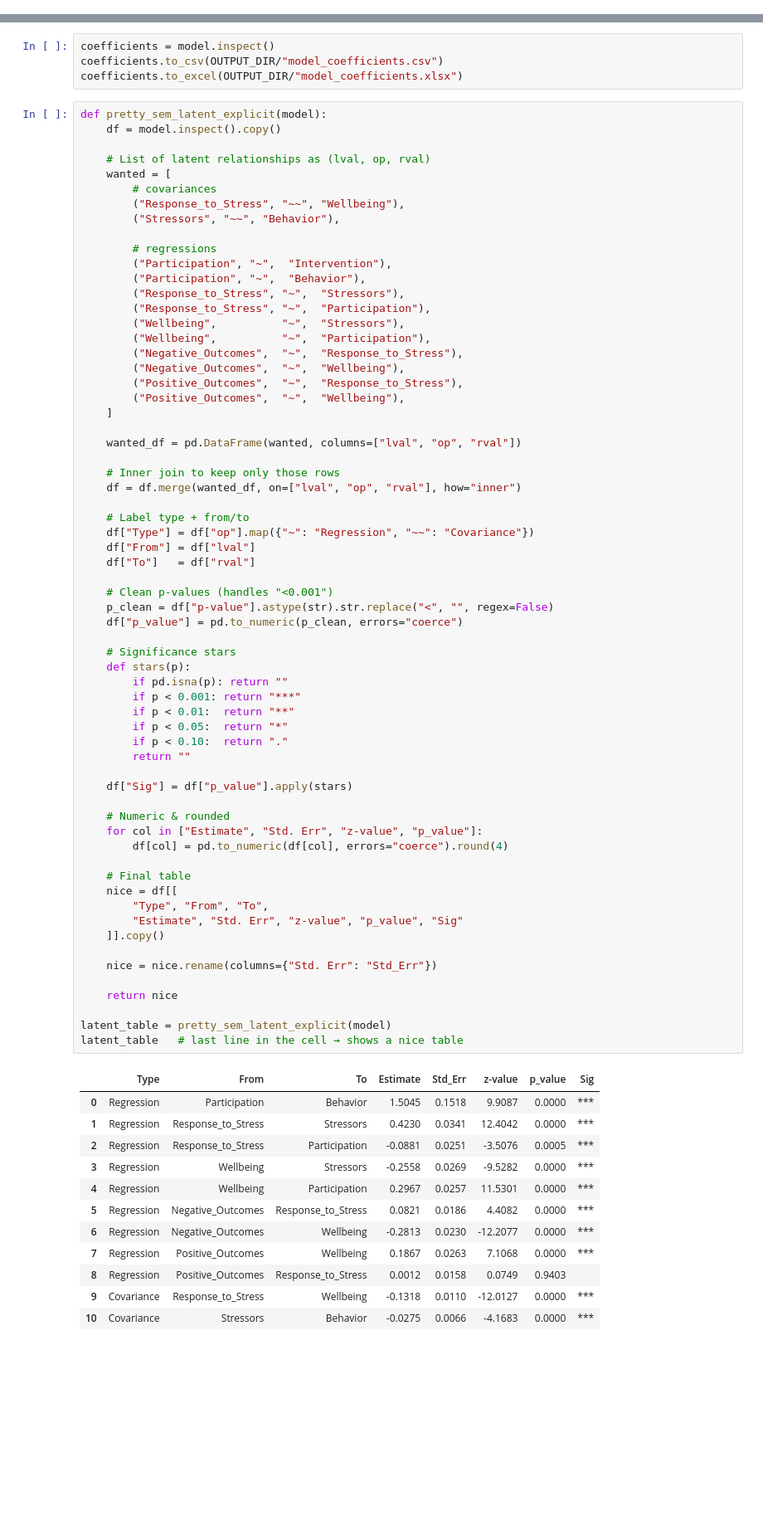
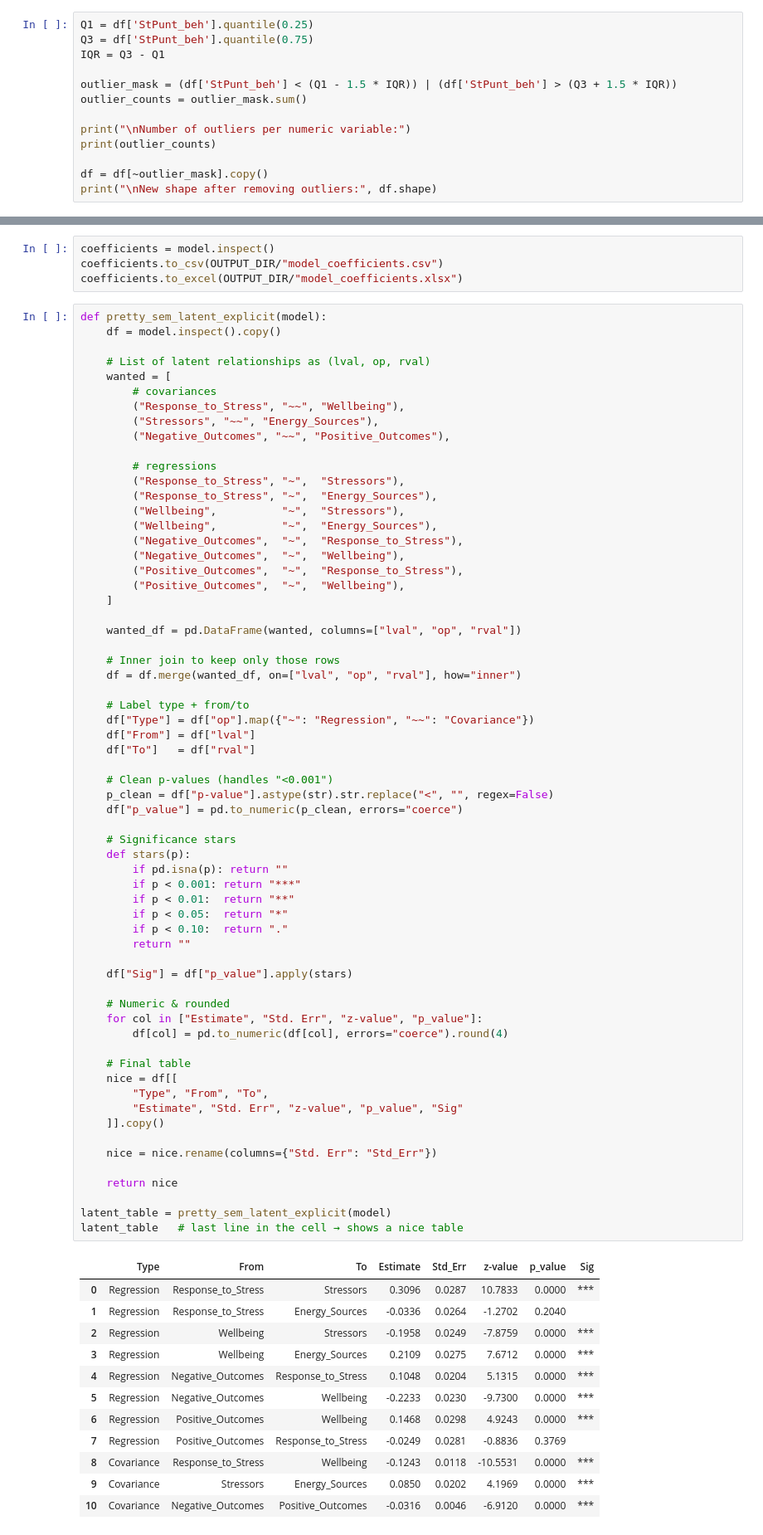
Before and after one commit to MC0338/Project-Data-Science, a Jupyter notebook: data-analysis/DataAnalysis.ipynb, the cells around one changed output, grey strips where cells are left out. Shown: that part at 83% size. Drawn from its saved outputs; the diff is of its cells as text; blank space fills up the shorter version.

```diff
--- a/data-analysis/DataAnalysis.ipynb
+++ b/data-analysis/DataAnalysis.ipynb
@@ -28,3 +28,16 @@ from paths import PROCESSED_DATA, OUTPUT_DIR, FIGURES_REPORTS
 ## Import the dataset
 # %%
 df = pd.read_csv(PROCESSED_DATA/"Welzijnsmonitor2025_scaled_normalised_UTF8.csv", sep=";")
+# %%
+Q1 = df['StPunt_beh'].quantile(0.25)
+Q3 = df['StPunt_beh'].quantile(0.75)
+IQR = Q3 - Q1
+
+outlier_mask = (df['StPunt_beh'] < (Q1 - 1.5 * IQR)) | (df['StPunt_beh'] > (Q3 + 1.5 * IQR))
+outlier_counts = outlier_mask.sum()
+
+print("\nNumber of outliers per numeric variable:")
+print(outlier_counts)
+
+df = df[~outlier_mask].copy()
+print("\nNew shape after removing outliers:", df.shape)
@@ -190,15 +203,14 @@ def pretty_sem_latent_explicit(model):
     wanted = [
         # covariances
         ("Response_to_Stress", "~~", "Wellbeing"),
-        ("Stressors", "~~", "Behavior"),
+        ("Stressors", "~~", "Energy_Sources"),
+        ("Negative_Outcomes", "~~", "Positive_Outcomes"),
 
         # regressions
-        ("Participation", "~",  "Intervention"),
-        ("Participation", "~",  "Behavior"),
         ("Response_to_Stress", "~",  "Stressors"),
-        ("Response_to_Stress", "~",  "Participation"),
+        ("Response_to_Stress", "~",  "Energy_Sources"),
         ("Wellbeing",          "~",  "Stressors"),
-        ("Wellbeing",          "~",  "Participation"),
+        ("Wellbeing",          "~",  "Energy_Sources"),
         ("Negative_Outcomes",  "~",  "Response_to_Stress"),
         ("Negative_Outcomes",  "~",  "Wellbeing"),
         ("Positive_Outcomes",  "~",  "Response_to_Stress"),
@@ -221,41 +233,41 @@ def pretty_sem_latent_explicit(model):
 
     # Significance stars
     def stars(p):
         if pd.isna(p): return ""
         if p < 0.001: return "***"
         if p < 0.01:  return "**"
         if p < 0.05:  return "*"
         if p < 0.10:  return "."
         return ""
 
     df["Sig"] = df["p_value"].apply(stars)
 
     # Numeric & rounded
     for col in ["Estimate", "Std. Err", "z-value", "p_value"]:
         df[col] = pd.to_numeric(df[col], errors="coerce").round(4)
 
     # Final table
     nice = df[[
         "Type", "From", "To",
         "Estimate", "Std. Err", "z-value", "p_value", "Sig"
     ]].copy()
 
     nice = nice.rename(columns={"Std. Err": "Std_Err"})
 
     return nice
 
 latent_table = pretty_sem_latent_explicit(model)
 latent_table   # last line in the cell → shows a nice table
 # %% [output]
 |  | Type | From | To | Estimate | Std_Err | z-value | p_value | Sig |
-| 0 | Regression | Participation | Behavior | 1.5045 | 0.1518 | 9.9087 | 0.0000 | *** |
-| 1 | Regression | Response_to_Stress | Stressors | 0.4230 | 0.0341 | 12.4042 | 0.0000 | *** |
-| 2 | Regression | Response_to_Stress | Participation | -0.0881 | 0.0251 | -3.5076 | 0.0005 | *** |
-| 3 | Regression | Wellbeing | Stressors | -0.2558 | 0.0269 | -9.5282 | 0.0000 | *** |
-| 4 | Regression | Wellbeing | Participation | 0.2967 | 0.0257 | 11.5301 | 0.0000 | *** |
-| 5 | Regression | Negative_Outcomes | Response_to_Stress | 0.0821 | 0.0186 | 4.4082 | 0.0000 | *** |
-| 6 | Regression | Negative_Outcomes | Wellbeing | -0.2813 | 0.0230 | -12.2077 | 0.0000 | *** |
-| 7 | Regression | Positive_Outcomes | Wellbeing | 0.1867 | 0.0263 | 7.1068 | 0.0000 | *** |
-| 8 | Regression | Positive_Outcomes | Response_to_Stress | 0.0012 | 0.0158 | 0.0749 | 0.9403 |  |
-| 9 | Covariance | Response_to_Stress | Wellbeing | -0.1318 | 0.0110 | -12.0127 | 0.0000 | *** |
-| 10 | Covariance | Stressors | Behavior | -0.0275 | 0.0066 | -4.1683 | 0.0000 | *** |
+| 0 | Regression | Response_to_Stress | Stressors | 0.3096 | 0.0287 | 10.7833 | 0.0000 | *** |
+| 1 | Regression | Response_to_Stress | Energy_Sources | -0.0336 | 0.0264 | -1.2702 | 0.2040 |  |
+| 2 | Regression | Wellbeing | Stressors | -0.1958 | 0.0249 | -7.8759 | 0.0000 | *** |
+| 3 | Regression | Wellbeing | Energy_Sources | 0.2109 | 0.0275 | 7.6712 | 0.0000 | *** |
+| 4 | Regression | Negative_Outcomes | Response_to_Stress | 0.1048 | 0.0204 | 5.1315 | 0.0000 | *** |
+| 5 | Regression | Negative_Outcomes | Wellbeing | -0.2233 | 0.0230 | -9.7300 | 0.0000 | *** |
+| 6 | Regression | Positive_Outcomes | Wellbeing | 0.1468 | 0.0298 | 4.9243 | 0.0000 | *** |
+| 7 | Regression | Positive_Outcomes | Response_to_Stress | -0.0249 | 0.0281 | -0.8836 | 0.3769 |  |
+| 8 | Covariance | Response_to_Stress | Wellbeing | -0.1243 | 0.0118 | -10.5531 | 0.0000 | *** |
+| 9 | Covariance | Stressors | Energy_Sources | 0.0850 | 0.0202 | 4.1969 | 0.0000 | *** |
+| 10 | Covariance | Negative_Outcomes | Positive_Outcomes | -0.0316 | 0.0046 | -6.9120 | 0.0000 | *** |
```
Also changed, not shown: parts of 7 cells of this notebook, 6 other files.
